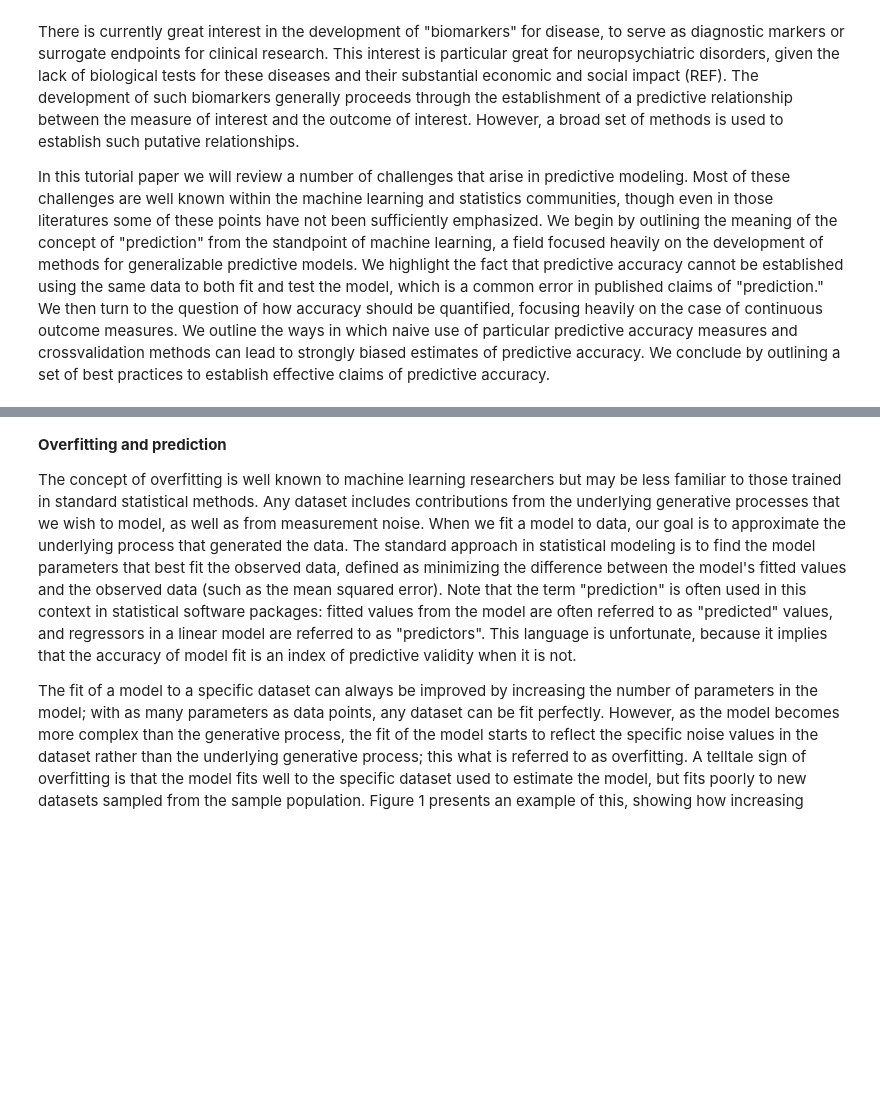
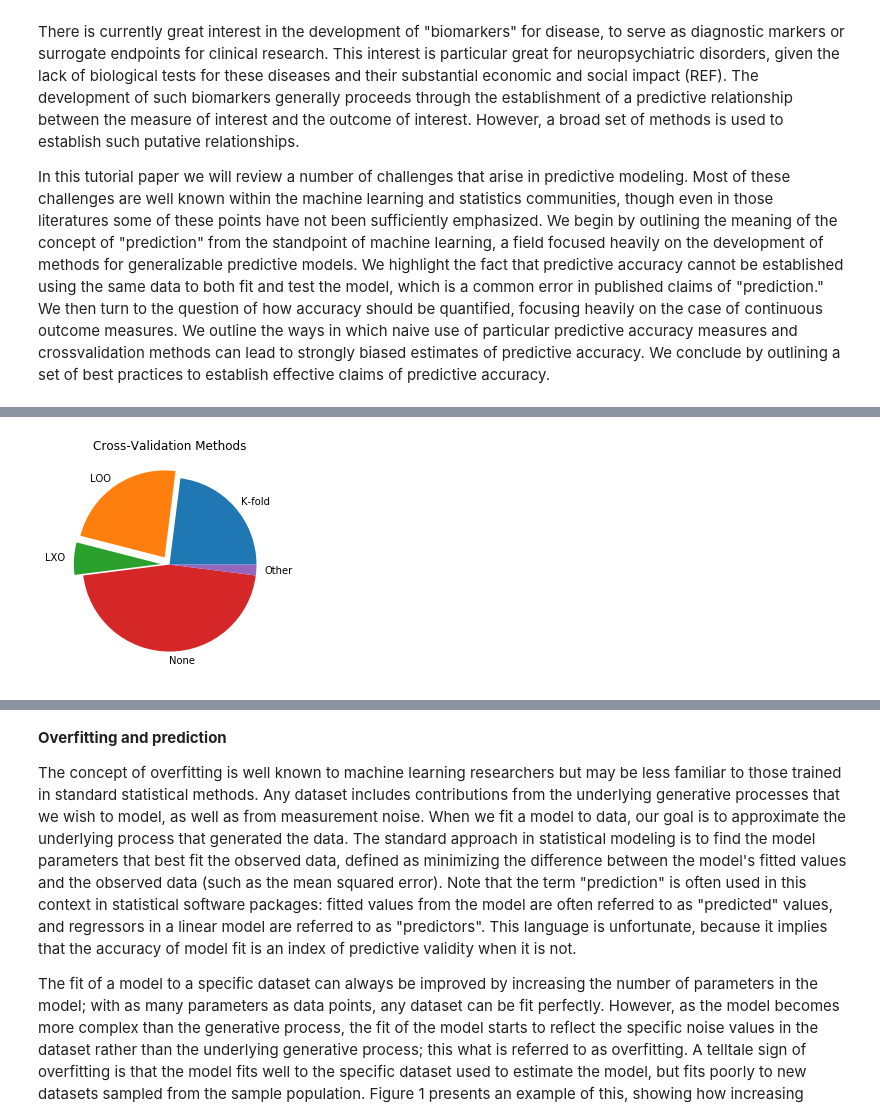
Before and after one commit to poldrack/PredictionCV, a Jupyter notebook: PredictionPaper.ipynb, the cells around one changed output, grey strips where cells are left out. Drawn from its saved outputs; the diff is of its cells as text; code cells hidden in the pictures; blank space fills up the shorter version.

```diff
--- a/PredictionPaper.ipynb
+++ b/PredictionPaper.ipynb
@@ -18,14 +18,27 @@ from sklearn import model_selection,metrics
 from statsmodels.regression.linear_model import OLS
 from sklearn.preprocessing import StandardScaler,PolynomialFeatures
 from sklearn.model_selection import LeaveOneOut
+import numpy as np
+import csv
+from matplotlib import pyplot as plt
+from collections import Counter
 
 import matplotlib.pyplot as plt
+
 
 # this imports a function to do balanced cross validation
 from get_balanced_folds import BalancedKFold
 
 %matplotlib inline
 # %load_ext rpy2.ipython
+
+with open('litreviewdata.csv',newline='') as f: #loading literature review data
+    reader = csv.reader(f)
+    data = np.array(next(reader))
+    data = np.reshape(data,(-1,np.shape(data)[0]))
+    for row in reader:
+        row = np.reshape(row,(-1,np.shape(row)[0]))
+        data = np.append(data, row,axis=0)
 # %% [markdown]
 #### Introduction
 
@@ -43,0 +83,8 @@ Some examples of post-hoc cross-validation are straightforward. The most common
+# %%
+unique, counts = np.unique(data[1:,16], return_counts=True)
+explode = (0,0.1,0.1,0,0)
+plt.pie(counts,labels=unique,explode=explode)
+
+_ = plt.title('Cross-Validation Methods')
+# %% [output]
+[figure, added]
```
Also changed, not shown: parts of 6 cells of this notebook.
